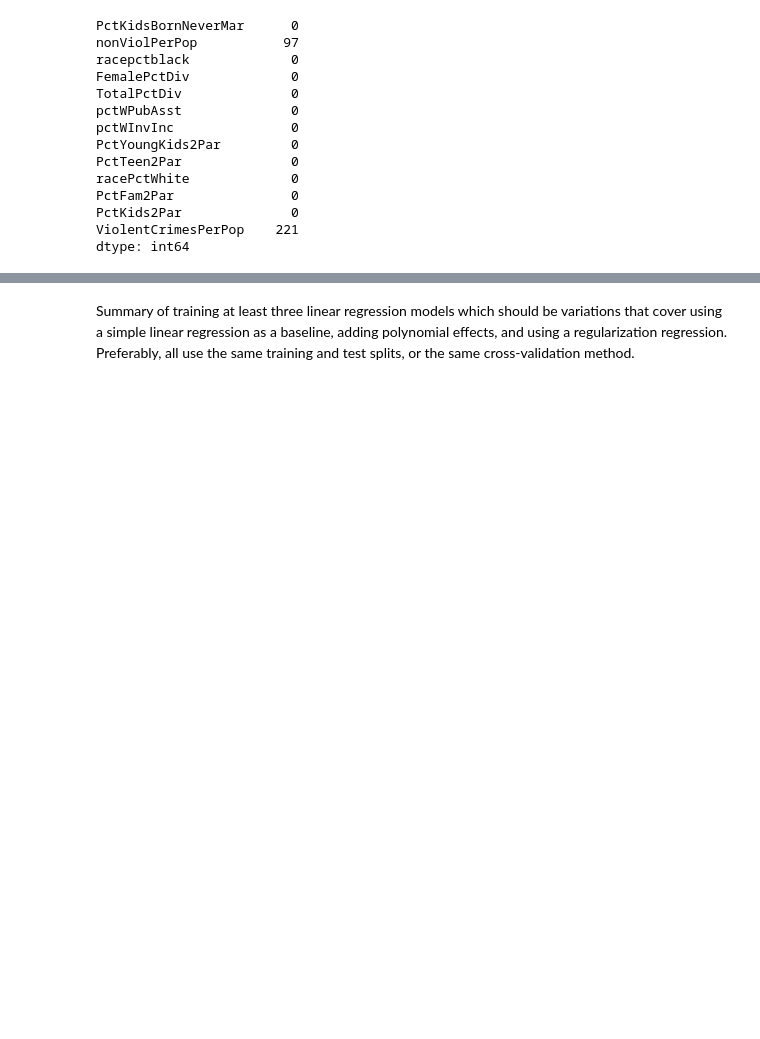
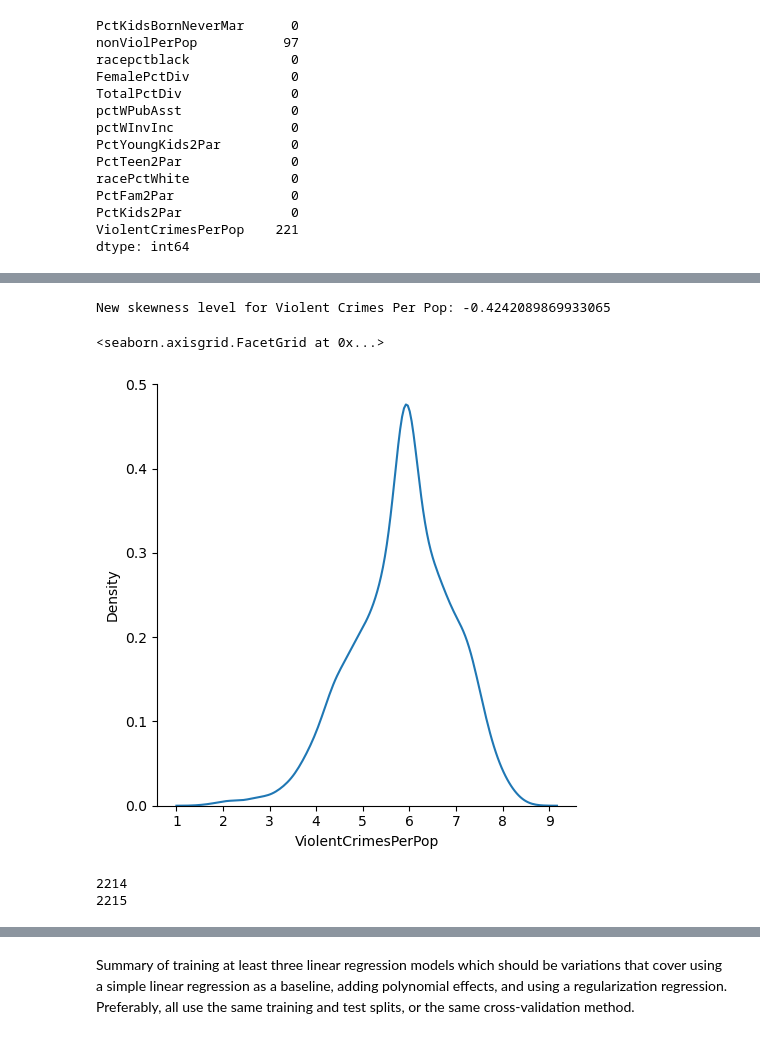
Before and after one commit to Kasheme/Data-Science, a Jupyter notebook: US-Crime-Communities/US Crime Regression notebook.ipynb, the cells around one changed output, grey strips where cells are left out. Saved outputs shown, nothing was run; the diff lists cells and outputs as text; code cells hidden in the pictures; blank space fills up the shorter version.

```diff
--- a/US-Crime-Communities/US Crime Regression notebook.ipynb
+++ b/US-Crime-Communities/US Crime Regression notebook.ipynb
@@ -142,0 +186,16 @@ dtype: int64
+# %%
+V_log_transformed = np.log(df["ViolentCrimesPerPop"])
+is_finite = V_log_transformed[np.isfinite(V_log_transformed)]
+# the np.isfinite() function will give you a boolean array the same size as the input array that is True wherever the observation is finite, i.e. non-Nan and non-inf.
+print(f"New skewness level for Violent Crimes Per Pop: {is_finite.skew()}")
+sns.displot(is_finite, kind='kde')
+# %% [output]
+New skewness level for Violent Crimes Per Pop: -0.4242089869933065
+<seaborn.axisgrid.FacetGrid at 0x...>
+[figure, added]
+# %%
+print(len(is_finite))
+print(len(df.ViolentCrimesPerPop))
+# %% [output]
+2214
+2215
```
Also changed, not shown: parts of 157 cells of this notebook, 1 other file.
